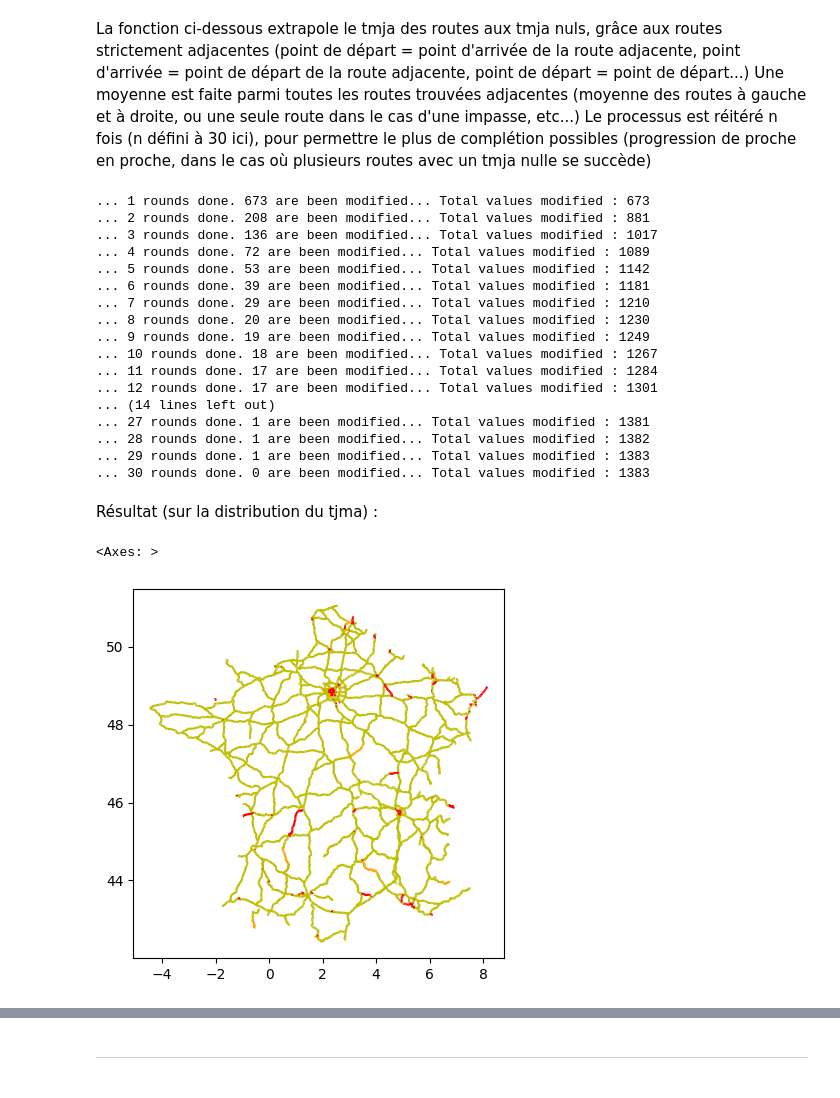
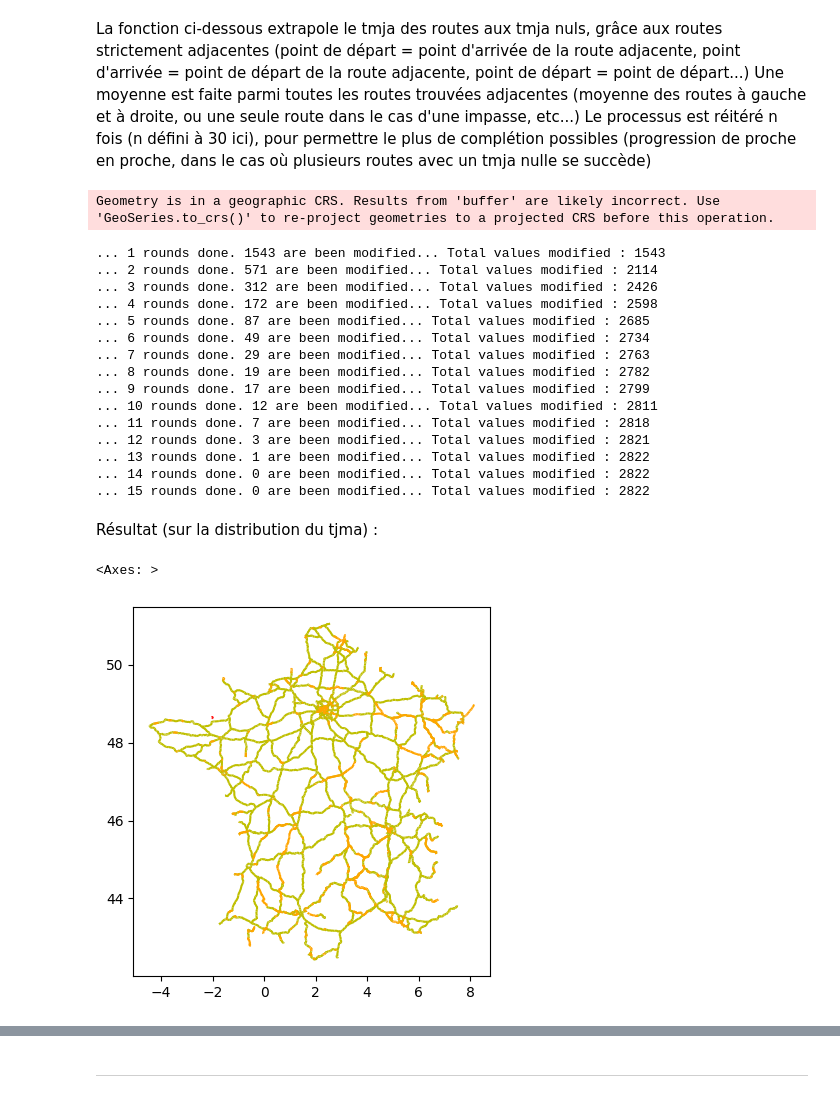
Before and after one commit to dataforgoodfr/batch11_e_cartomobile, a Jupyter notebook: notebooks/TMJA_et_extrapolation_tourisme.ipynb, the cells around one changed output, grey strips where cells are left out. Drawn from its saved outputs; the diff is of its cells as text; code cells hidden in the pictures.

```diff
--- a/notebooks/TMJA_et_extrapolation_tourisme.ipynb
+++ b/notebooks/TMJA_et_extrapolation_tourisme.ipynb
@@ -173,23 +180,22 @@ def split_and_fill_TMJA_null_values(df_tmja, nb_rep=6):
 # %%
-tmja_wrs84['tmja_clean'] = split_and_fill_TMJA_null_values(tmja_wrs84, nb_rep=30)
+tmja_wrs84_clean = split_and_fill_TMJA_null_values(tmja_wrs84, nb_rep=15)
 # %% [output]
-... 1 rounds done. 673 are been modified... Total values modified : 673
-... 2 rounds done. 208 are been modified... Total values modified : 881
-... 3 rounds done. 136 are been modified... Total values modified : 1017
-... 4 rounds done. 72 are been modified... Total values modified : 1089
-... 5 rounds done. 53 are been modified... Total values modified : 1142
-... 6 rounds done. 39 are been modified... Total values modified : 1181
-... 7 rounds done. 29 are been modified... Total values modified : 1210
-... 8 rounds done. 20 are been modified... Total values modified : 1230
-... 9 rounds done. 19 are been modified... Total values modified : 1249
-... 10 rounds done. 18 are been modified... Total values modified : 1267
-... 11 rounds done. 17 are been modified... Total values modified : 1284
-... 12 rounds done. 17 are been modified... Total values modified : 1301
-... (14 lines left out)
-... 27 rounds done. 1 are been modified... Total values modified : 1381
-... 28 rounds done. 1 are been modified... Total values modified : 1382
-... 29 rounds done. 1 are been modified... Total values modified : 1383
-... 30 rounds done. 0 are been modified... Total values modified : 1383
+Geometry is in a geographic CRS. Results from 'buffer' are likely incorrect. Use 'GeoSeries.to_crs()' to re-project geometries to a projected CRS before this operation.
+... 1 rounds done. 1543 are been modified... Total values modified : 1543
+... 2 rounds done. 571 are been modified... Total values modified : 2114
+... 3 rounds done. 312 are been modified... Total values modified : 2426
+... 4 rounds done. 172 are been modified... Total values modified : 2598
+... 5 rounds done. 87 are been modified... Total values modified : 2685
+... 6 rounds done. 49 are been modified... Total values modified : 2734
+... 7 rounds done. 29 are been modified... Total values modified : 2763
+... 8 rounds done. 19 are been modified... Total values modified : 2782
+... 9 rounds done. 17 are been modified... Total values modified : 2799
+... 10 rounds done. 12 are been modified... Total values modified : 2811
+... 11 rounds done. 7 are been modified... Total values modified : 2818
+... 12 rounds done. 3 are been modified... Total values modified : 2821
+... 13 rounds done. 1 are been modified... Total values modified : 2822
+... 14 rounds done. 0 are been modified... Total values modified : 2822
+... 15 rounds done. 0 are been modified... Total values modified : 2822
 # %% [markdown]
 Résultat (sur la distribution du tjma) :
 # %%
@@ -198,10 +204,10 @@ fig.show()
 # %%
 fig, ax = plt.subplots(1, 1)
 
-tmja_wrs84.loc[tmja_wrs84['tmja_clean']>3000,:].plot(ax=ax, color='y')
-tmja_wrs84.loc[(tmja_wrs84['tmja_clean']>0) & (tmja_wrs84['tmja_clean']<3000),:].plot(ax=ax, color='orange')
-tmja_wrs84.loc[tmja_wrs84['tmja_clean']==0,:].plot(ax=ax, color='r')
+tmja_wrs84.loc[tmja_wrs84_clean['tmja']>3000,:].plot(ax=ax, color='y')
+tmja_wrs84.loc[(tmja_wrs84_clean['tmja']>0) & (tmja_wrs84['tmja']<3000),:].plot(ax=ax, color='orange')
+tmja_wrs84.loc[tmja_wrs84_clean['tmja']==0,:].plot(ax=ax, color='r')
 # %% [output]
 <Axes: >
-[figure, old version]
+[figure, new version]
 # %%
```
Also changed, not shown: parts of 54 cells of this notebook.
